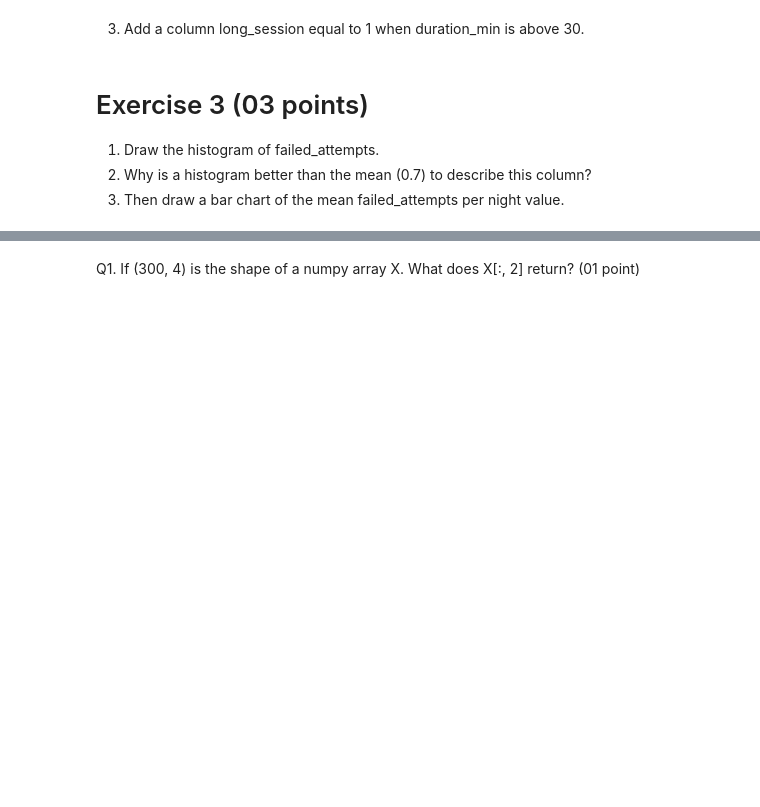
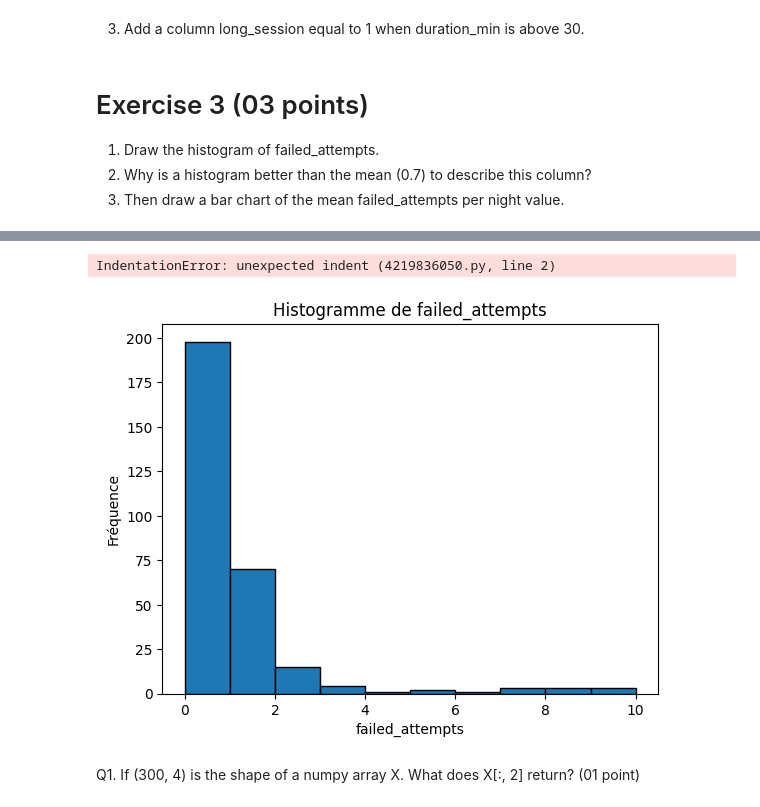
Before and after one commit to su-belhouchi/MLDLS-LAB, a Jupyter notebook: TP1.ipynb, the cells around one changed output, grey strips where cells are left out. Drawn from its saved outputs; the diff is of its cells as text; code cells hidden in the pictures; blank space fills up the shorter version.

```diff
--- a/TP1.ipynb
+++ b/TP1.ipynb
@@ -139,10 +171,20 @@ log = pd.DataFrame({"user":    rng.choice(["ali", "sara", "yacine", "nour", "kar
 # %%
 # Write your code here
-# answer_q2 = ...
+answer_q2 = "B"
+# %% [output]
+IndentationError: unexpected indent (4219836050.py, line 2)
 # %%
 # 3. Draw a bar chart of the mean failed_attempts per night value.
 
 # Write your code here
+log["night"] = ((log["hour"] >= 22) | (log["hour"] < 6)).astype(int)
+
+plt.figure()
+plt.hist(log["failed_attempts"], bins=range(0, log["failed_attempts"].max() + 2), edgecolor="black")
+plt.xlabel("failed_attempts"); plt.ylabel("Fréquence"); plt.title("Histogramme de failed_attempts")
+plt.show()
+# %% [output]
+[figure, added]
 # %%
 # Auttograded cell - Skip it
 # %% [markdown]
```
Also changed, not shown: parts of 23 cells of this notebook.
